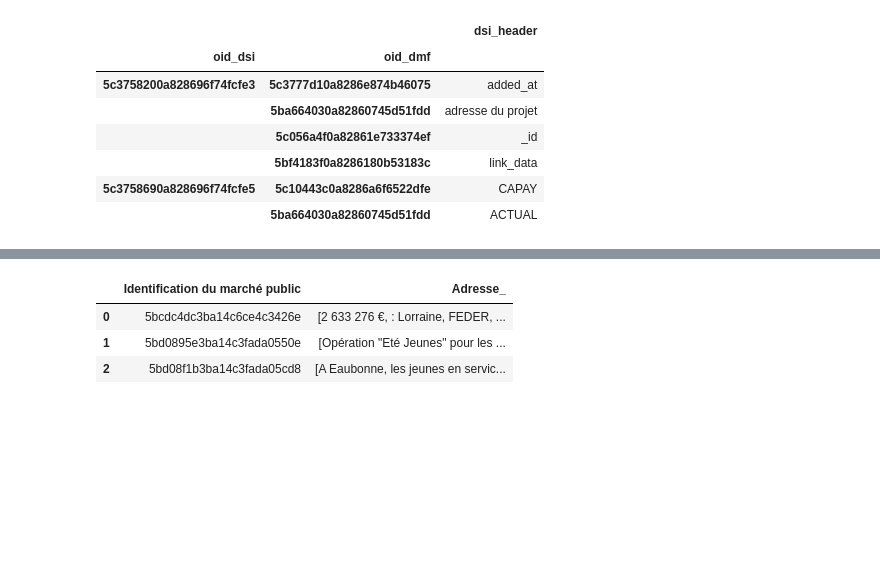
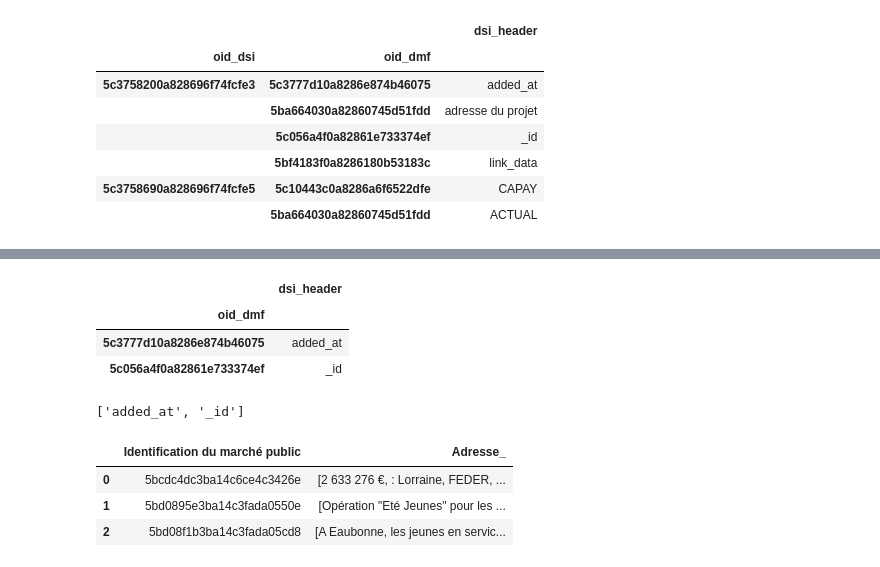
Before and after one commit to entrepreneur-interet-general/solidata_backend, a Jupyter notebook: _notebooks/concat reindex dsi.ipynb, the cells around one changed output, grey strips where cells are left out. Cells and saved outputs as stored; diff of their text form; code cells hidden in the pictures; blank space fills up the shorter version.

```diff
--- a/_notebooks/concat reindex dsi.ipynb
+++ b/_notebooks/concat reindex dsi.ipynb
@@ -526,3 +526,7 @@ df_mapper_dsi_to_dmf#.reset_index()
 |  | 5bf4183f0a8286180b53183c | link_data |
 | 5c3758690a828696f74fcfe5 | 5c10443c0a8286a6f6522dfe | CAPAY |
 |  | 5ba664030a82860745d51fdd | ACTUAL |
+# %%
+### test selecting by oid_dsi
+df_oid_mapper = df_mapper_dsi_to_dmf.loc[ObjectId("5c3758200a828696f74fcfe3")]
+df_oid_mapper
@@ -529,3 +540,16 @@ df_mapper_dsi_to_dmf#.reset_index()
+# %%
+oid_selection    = [ObjectId("5c3777d10a8286e874b46075"), ObjectId("5c056a4f0a82861e733374ef")]
+df_oid_selection = df_oid_mapper.loc[df_oid_mapper.index.isin(oid_selection)]
+df_oid_selection
+# %% [output]
+|  | dsi_header |
+| oid_dmf |  |
+| 5c3777d10a8286e874b46075 | added_at |
+| 5c056a4f0a82861e733374ef | _id |
+# %%
+list(df_oid_selection["dsi_header"])
+# %% [output]
+['added_at', '_id']
 # %%
 def dsi_remap (dsi_data, df_mapper_dsi_to_dmf, df_mapper_col_headers ) :
 
```
Also changed, not shown: parts of 1 cell of this notebook, 9 other files.
